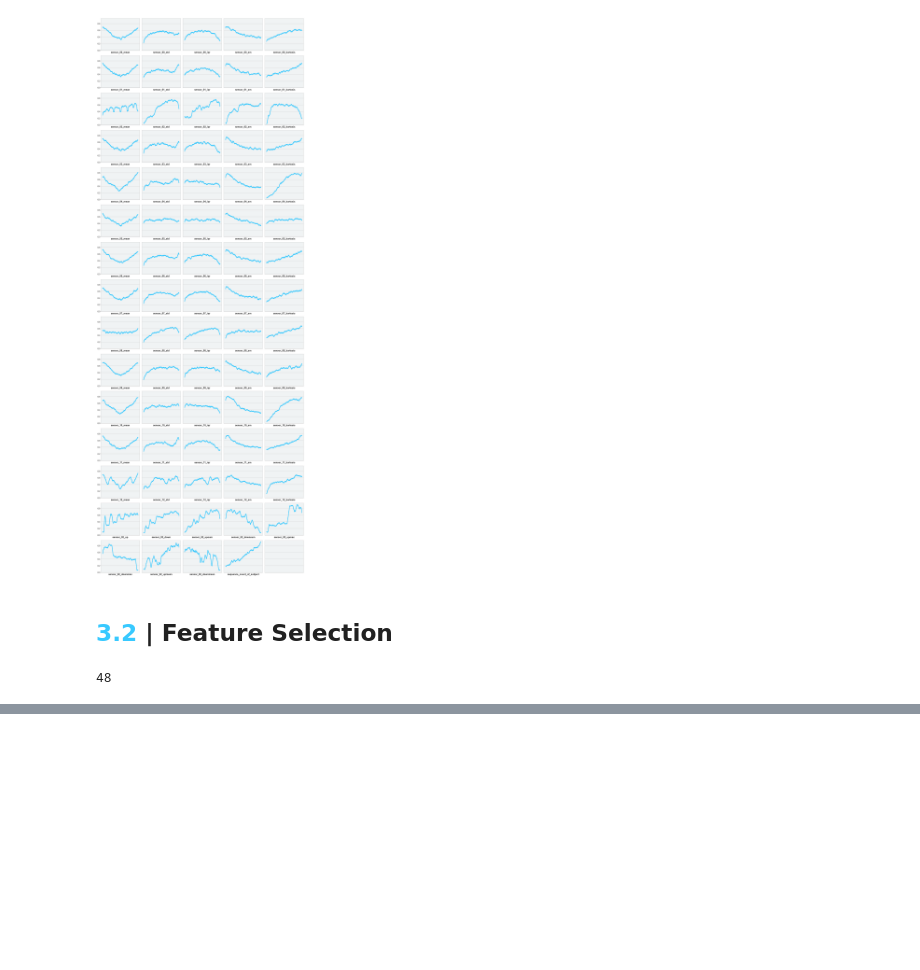
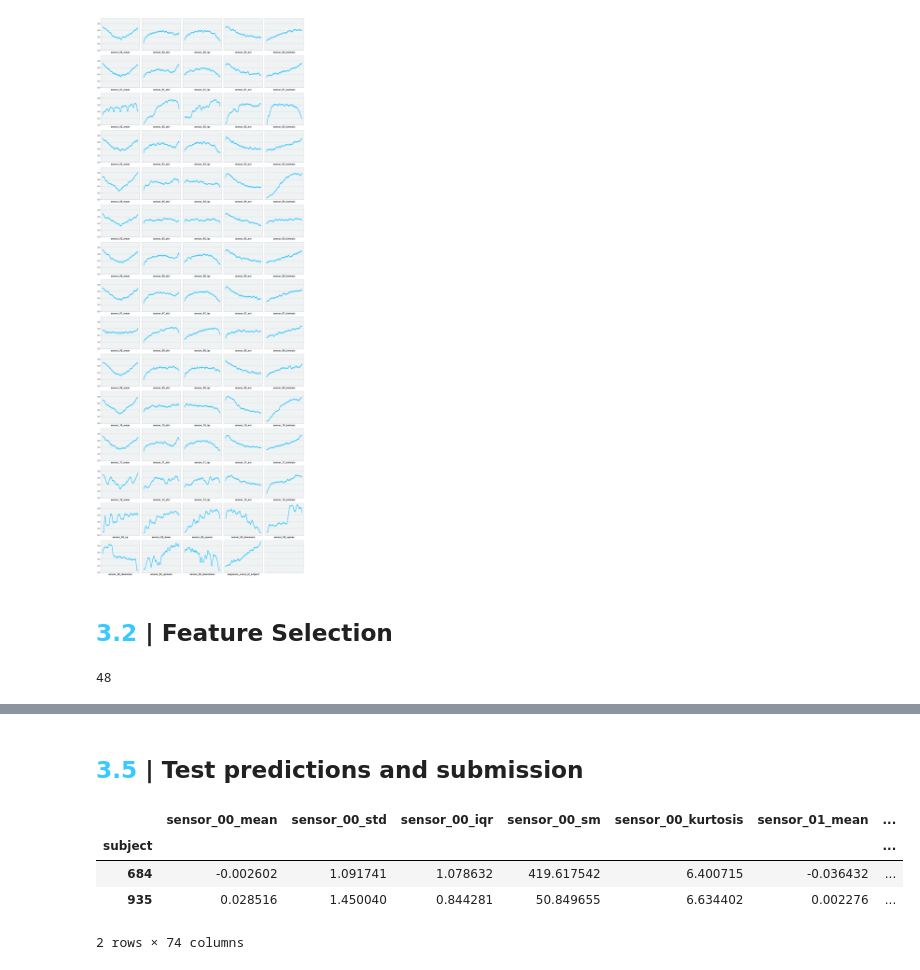
Before and after one commit to rdurango92/sensores, a Jupyter notebook: Sensores.ipynb, the cells around one changed output, grey strips where cells are left out. Cells and saved outputs as stored; diff of their text form; code cells hidden in the pictures; blank space fills up the shorter version.

```diff
--- a/Sensores.ipynb
+++ b/Sensores.ipynb
@@ -493,0 +661,17 @@ len(selected_columns)
+# %% [markdown]
+## <b><span style='color:#38c9ff'>3.5</span> | Test predictions and submission</b>
+# %%
+# Feature engineering for test
+test_pivoted0 = test.pivot(index=['sequence', 'subject'], columns='step', values=sensors)
+test_pivoted = engineer(test_pivoted0)
+sequence_count = test_pivoted.index.to_frame(index=False).groupby('subject').size().rename('sequence_count_of_subject')
+#display(test_pivoted.head(2))
+submission = pd.DataFrame({'sequence': test_pivoted.index.get_level_values('sequence')})
+test_pivoted = test_pivoted.merge(sequence_count, how='left', on='subject')
+test_pivoted.head(2)
+# %% [output]
+|  | sensor_00_mean | sensor_00_std | sensor_00_iqr | sensor_00_sm | sensor_00_kurtosis | sensor_01_mean | ... |
+| subject |  |  |  |  |  |  | ... |
+| 684 | -0.002602 | 1.091741 | 1.078632 | 419.617542 | 6.400715 | -0.036432 | ... |
+| 935 | 0.028516 | 1.450040 | 0.844281 | 50.849655 | 6.634402 | 0.002276 | ... |
+2 rows × 74 columns
```
Also changed, not shown: parts of 6 cells of this notebook, 1 other file.
